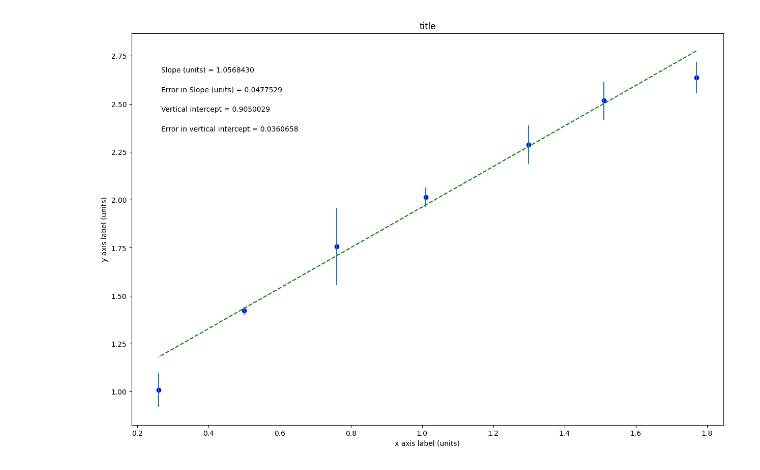
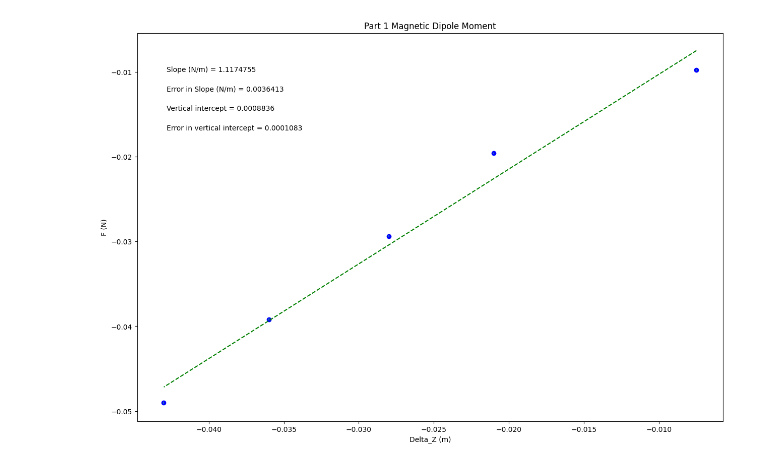
Before and after one commit to cotis9/whatever-you-want, a Jupyter notebook: PHSXlab_plotting_template.ipynb, the cells around one changed output. Cells and saved outputs as stored; diff of their text form; code cells hidden in the pictures.

```diff
--- a/PHSXlab_plotting_template.ipynb
+++ b/PHSXlab_plotting_template.ipynb
@@ -19,28 +19,28 @@ import matplotlib.pyplot as plt
 #variable names should start with a letter and must contain only letters, numbers, and underscores
 
 
-xvariable_Tan_Theta = np.array([2.237160944,-0.008851656,-6.405331197,6.405331197,-1.117214931,-3.614554407,0.903086149,-1.200127243,0.320040389,-3.743167944])
+xvariable_Delta_Z = np.array([-0.0075  ,-0.021, -0.028, -0.036, -0.043])
 
-yvariable_I = np.array([-8.3,12.7,-12.8,16.85,-24.5,24.5,-31.2,34.7,-45.5,62.1])
+yvariable_F = np.array([-0.0098, -0.0196, -0.0294, -0.0392, -0.049])
 
-err_yvariable_I_Uncertainty = np.array([0.01, 0.01, 0.01, 0.01, 0.01, 0.01, 0.01, 0.01, 0.01])
+err_yvariable_Uncertainty_F = np.array([0.0001, 0.0001, 0.0001, 0.0001, 0.0001])
 
 
 
 #Re-assign variables as x, y, dy so that the remaining plotting code may remain generic
 #UPDATE VARIABLE NAMES (ON RHS OF EACH EQUAL SIGN) TO MATCH VARIABLE NAMES FOR DATA ABOVE
 
-x = xvariable_Tan_Theta             #this should be the array you want to plot on the x axis
-y = yvariable_I             #this should be the array you want to plot on the y axis
-dy = err_yvariable_I_Uncertainty        #this should be your error in y array
+x = xvariable_Delta_Z             #this should be the array you want to plot on the x axis
+y = yvariable_F             #this should be the array you want to plot on the y axis
+dy = err_yvariable_Uncertainty_F        #this should be your error in y array
 
 
 #UPDATE EACH OF THESE 4 STRINGS FOR YOUR PLOT LABELS AS YOU WANT THEM TO APPEAR
 
-plot_title= '𝐵𝐿,ℎ𝑜𝑟,100'
-x_label= 'Tan_Theta (units)'
-y_label= 'I (Amps)'
-slope_units= 'units'
+plot_title= 'Part 1 Magnetic Dipole Moment'
+x_label= 'Delta_Z (m)'
+y_label= 'F (N)'
+slope_units= 'N/m'
 
 #UPDATE ANNOTATION PLACEMENT SO IT'S OUT OF WAY OF PLOTTED DATA AND BEST FIT LINE
 #integer from 1 to 4, top R corner is 1 (counter-clockwise from there)
@@ -92,31 +92,31 @@ elif annotation_placement==3 or annotation_placement==4:
 #Don't need to change anything in this section!
 
 #Plot data on graph. Plot error bars and place values for slope,
 #error in slope, and vertical intercept (plus error) on the plot using "annotate"
 
 plt.figure(figsize=(15,10))
 
 plt.plot(x, fit, color='green', linestyle='--')
 plt.scatter(x, y, color='blue', marker='o')
 
 plt.xlabel(x_label)
 plt.ylabel(y_label)
 plt.title(plot_title)
 
 plt.errorbar(x, y, yerr=dy, xerr=None, fmt="none") #don't need to plot x error bars
 
 plt.annotate('Slope ({}) = {value:.{digits}f}'.format(slope_units,value=m, digits=7),
              (xpos, ypos[0]), xycoords='axes fraction')
 
 plt.annotate('Error in Slope ({}) = {value:.{digits}f}'.format(slope_units,value=dm, digits=7),
              (xpos, ypos[1]), xycoords='axes fraction')
 
 plt.annotate('Vertical intercept = {value:.{digits}f}'.format(value=b, digits=7),
              (xpos, ypos[2]), xycoords='axes fraction')
 
 plt.annotate('Error in vertical intercept = {value:.{digits}f}'.format(value=db, digits=7),
              (xpos, ypos[3]), xycoords='axes fraction')
 
 plt.show()
 # %% [output]
-[figure, old version]
+[figure, new version]
```
